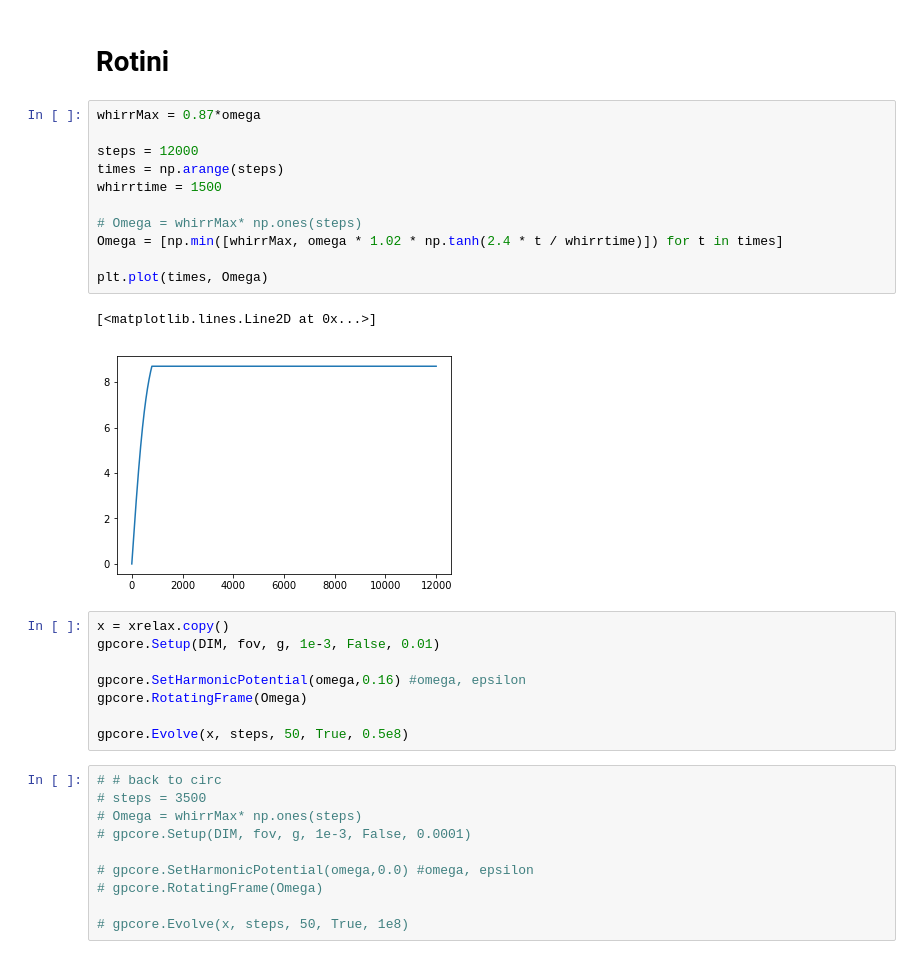
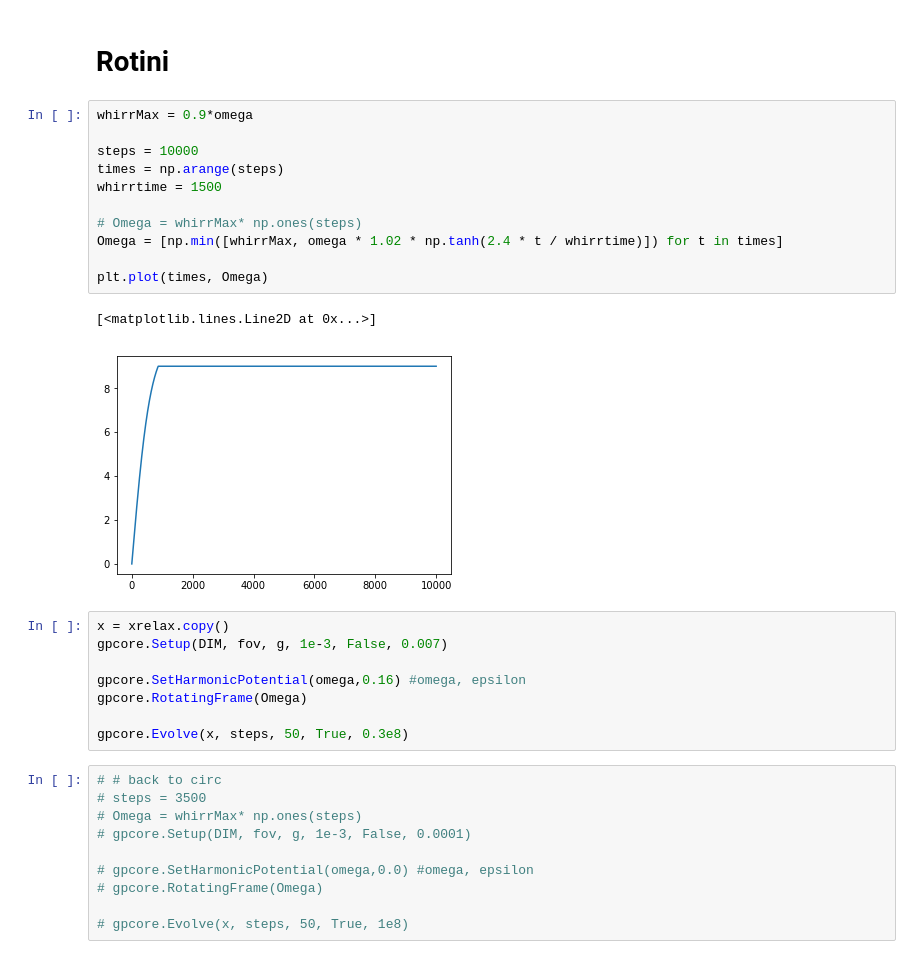
Before and after one commit to biswaroopmukherjee/condensate, a Jupyter notebook: examples/random.ipynb, the cells around one changed output. Drawn from its saved outputs; the diff is of its cells as text.

Commit message:
setting up a longer sequence
epsilon-omega

```diff
--- a/examples/random.ipynb
+++ b/examples/random.ipynb
@@ -97,27 +97,27 @@ xrelax = x.copy()
 # %% [markdown]
 # Rotini
 # %%
-whirrMax = 0.87*omega
+whirrMax = 0.9*omega
 
-steps = 12000
+steps = 10000
 times = np.arange(steps)
 whirrtime = 1500
 
 # Omega = whirrMax* np.ones(steps)
 Omega = [np.min([whirrMax, omega * 1.02 * np.tanh(2.4 * t / whirrtime)]) for t in times]
 
 plt.plot(times, Omega)
 # %% [output]
 [<matplotlib.lines.Line2D at 0x...>]
-[figure, old version]
+[figure, new version]
 # %%
 x = xrelax.copy()
-gpcore.Setup(DIM, fov, g, 1e-3, False, 0.01)
+gpcore.Setup(DIM, fov, g, 1e-3, False, 0.007)
 
 gpcore.SetHarmonicPotential(omega,0.16) #omega, epsilon
 gpcore.RotatingFrame(Omega)
 
-gpcore.Evolve(x, steps, 50, True, 0.5e8)
+gpcore.Evolve(x, steps, 50, True, 0.3e8)
 # %%
 # # back to circ
 # steps = 3500
```
Also changed, not shown: parts of 8 cells of this notebook.
